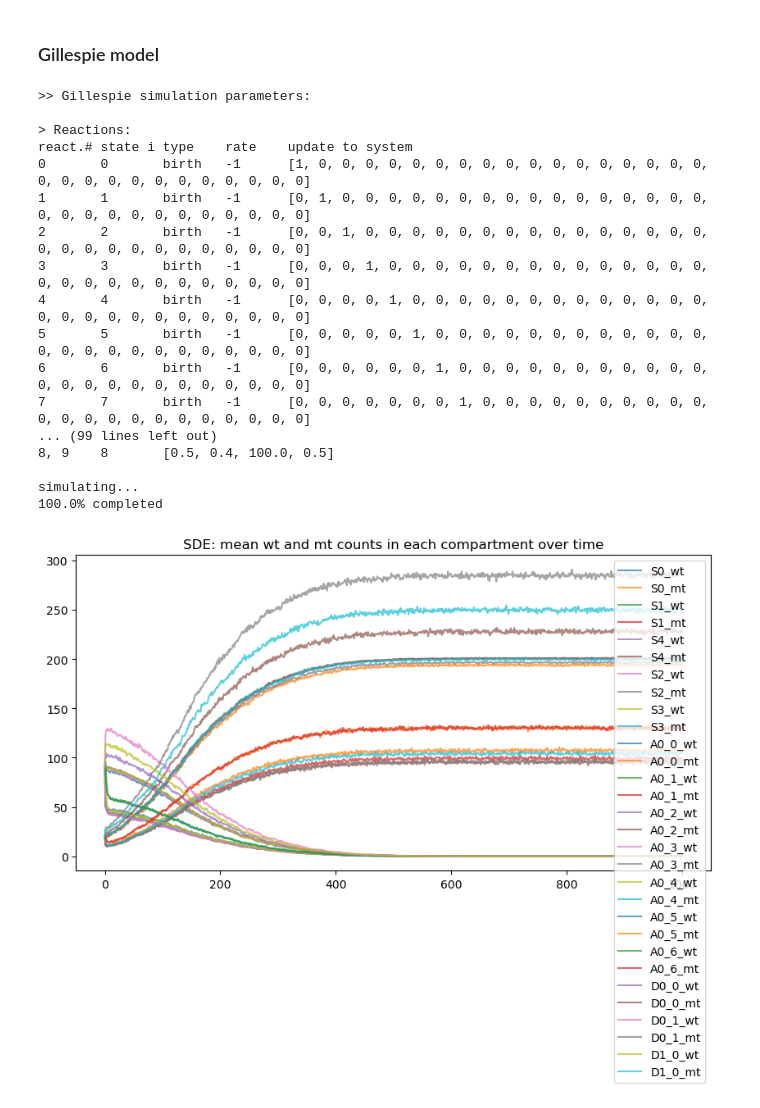
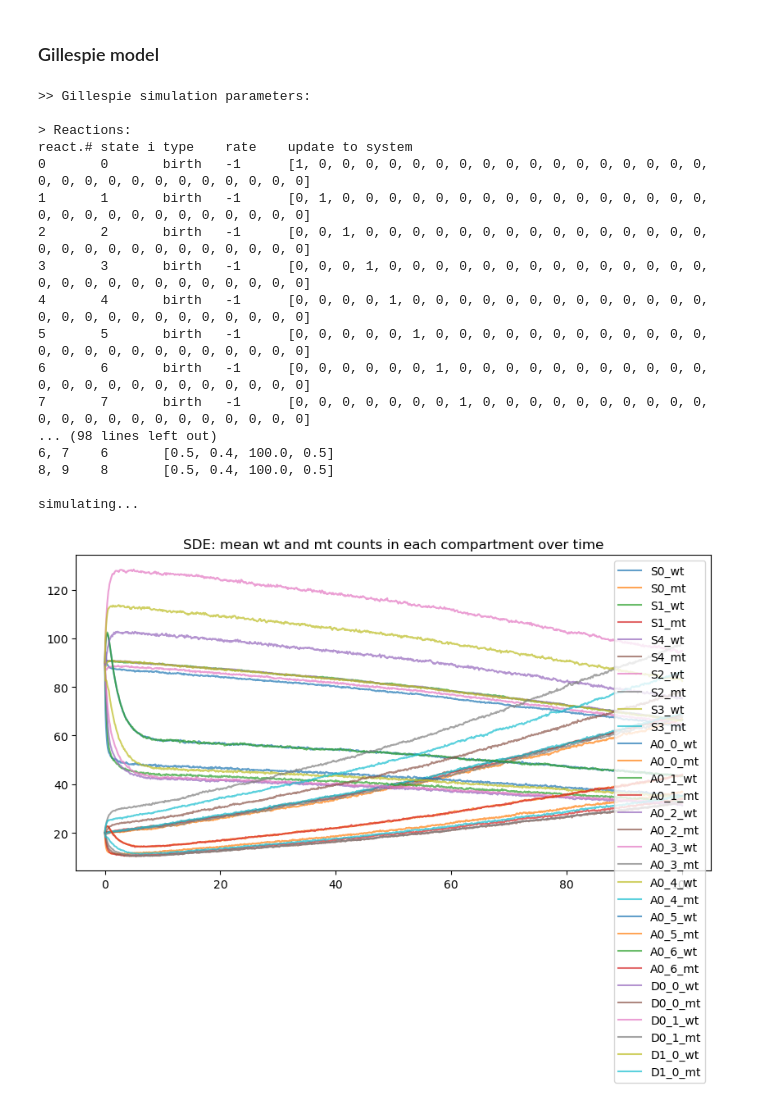
Before and after one commit to dkornai/SSD-in-Neurons, a Jupyter notebook: neuron_graph.ipynb, the cells around one changed output. Drawn from its saved outputs; the diff is of its cells as text; code cells hidden in the pictures.

```diff
--- a/neuron_graph.ipynb
+++ b/neuron_graph.ipynb
@@ -14,5 +12,5 @@ import libgillespie
 # %%
-TIME_POINTS = np.linspace(0, 1000, 1001)
+TIME_POINTS = np.linspace(0, 100, 1001)
 
 start_pop = [90, 20]
 
@@ -91,23 +89,23 @@ D1_0    123.7491
 # %%
 %%time
 GILL_PARAM = gillespie_param_from_network(NEURON_G)
-plot_gillespie(GILL_simulate(GILL_PARAM, TIME_POINTS, START_STATE, replicates=100), TIME_POINTS, DELTA, VARS, NODE_LABELS)
+plot_gillespie(simulate_gillespie(GILL_PARAM, TIME_POINTS, START_STATE, replicates=1000), TIME_POINTS, DELTA, VARS, NODE_LABELS)
 # %% [output]
 >> Gillespie simulation parameters:
 
 > Reactions:
 react.# state i type    rate    update to system
 0       0       birth   -1      [1, 0, 0, 0, 0, 0, 0, 0, 0, 0, 0, 0, 0, 0, 0, 0, 0, 0, 0, 0, 0, 0, 0, 0, 0, 0, 0, 0, 0, 0]
 1       1       birth   -1      [0, 1, 0, 0, 0, 0, 0, 0, 0, 0, 0, 0, 0, 0, 0, 0, 0, 0, 0, 0, 0, 0, 0, 0, 0, 0, 0, 0, 0, 0]
 2       2       birth   -1      [0, 0, 1, 0, 0, 0, 0, 0, 0, 0, 0, 0, 0, 0, 0, 0, 0, 0, 0, 0, 0, 0, 0, 0, 0, 0, 0, 0, 0, 0]
 3       3       birth   -1      [0, 0, 0, 1, 0, 0, 0, 0, 0, 0, 0, 0, 0, 0, 0, 0, 0, 0, 0, 0, 0, 0, 0, 0, 0, 0, 0, 0, 0, 0]
 4       4       birth   -1      [0, 0, 0, 0, 1, 0, 0, 0, 0, 0, 0, 0, 0, 0, 0, 0, 0, 0, 0, 0, 0, 0, 0, 0, 0, 0, 0, 0, 0, 0]
 5       5       birth   -1      [0, 0, 0, 0, 0, 1, 0, 0, 0, 0, 0, 0, 0, 0, 0, 0, 0, 0, 0, 0, 0, 0, 0, 0, 0, 0, 0, 0, 0, 0]
 6       6       birth   -1      [0, 0, 0, 0, 0, 0, 1, 0, 0, 0, 0, 0, 0, 0, 0, 0, 0, 0, 0, 0, 0, 0, 0, 0, 0, 0, 0, 0, 0, 0]
 7       7       birth   -1      [0, 0, 0, 0, 0, 0, 0, 1, 0, 0, 0, 0, 0, 0, 0, 0, 0, 0, 0, 0, 0, 0, 0, 0, 0, 0, 0, 0, 0, 0]
-... (99 lines left out)
+... (98 lines left out)
+6, 7    6       [0.5, 0.4, 100.0, 0.5]
 8, 9    8       [0.5, 0.4, 100.0, 0.5]
 
 simulating...
-100.0% completed
-[figure, old version]
+[figure, new version]
```
Also changed, not shown: parts of 3 cells of this notebook, 3 other files.
